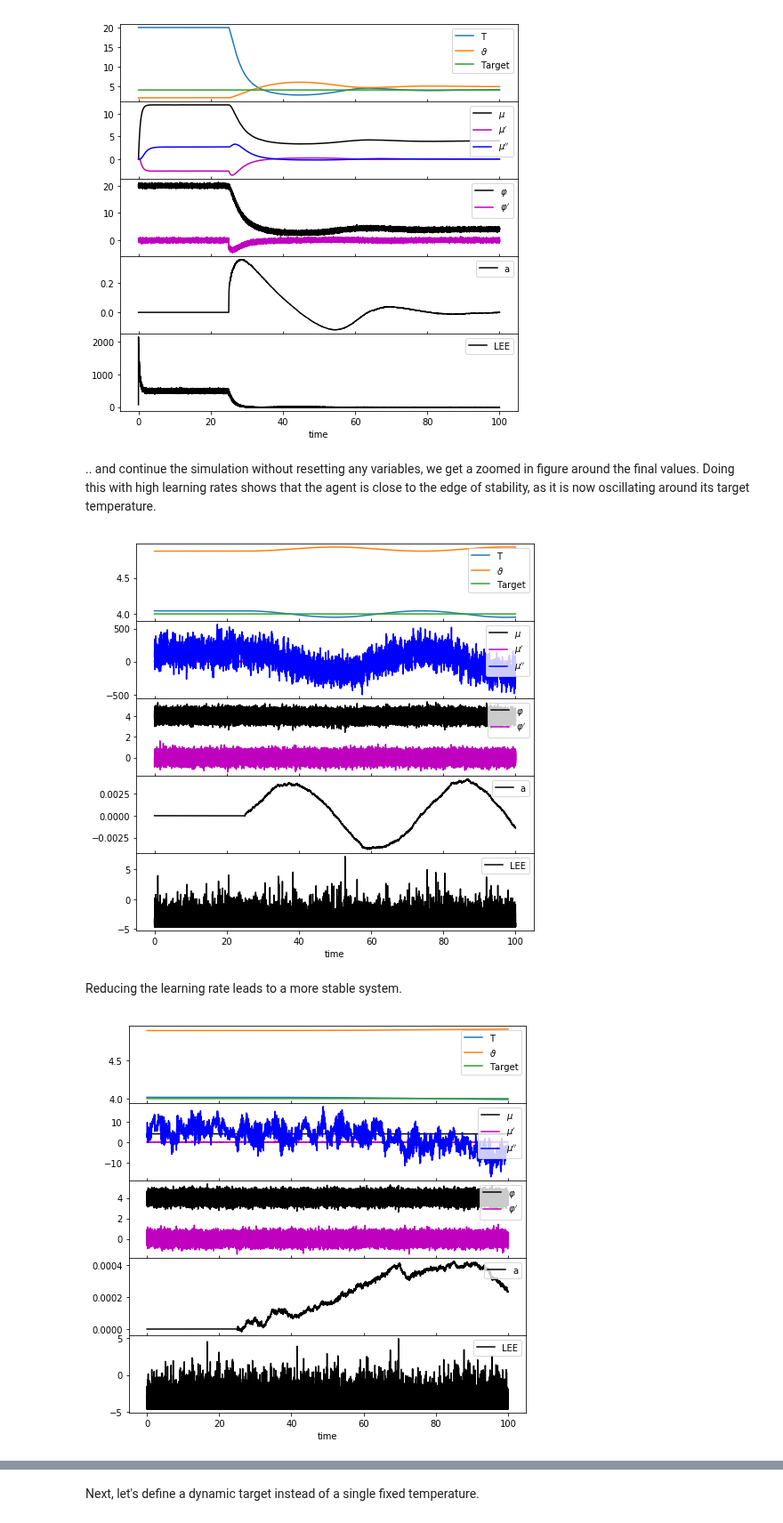
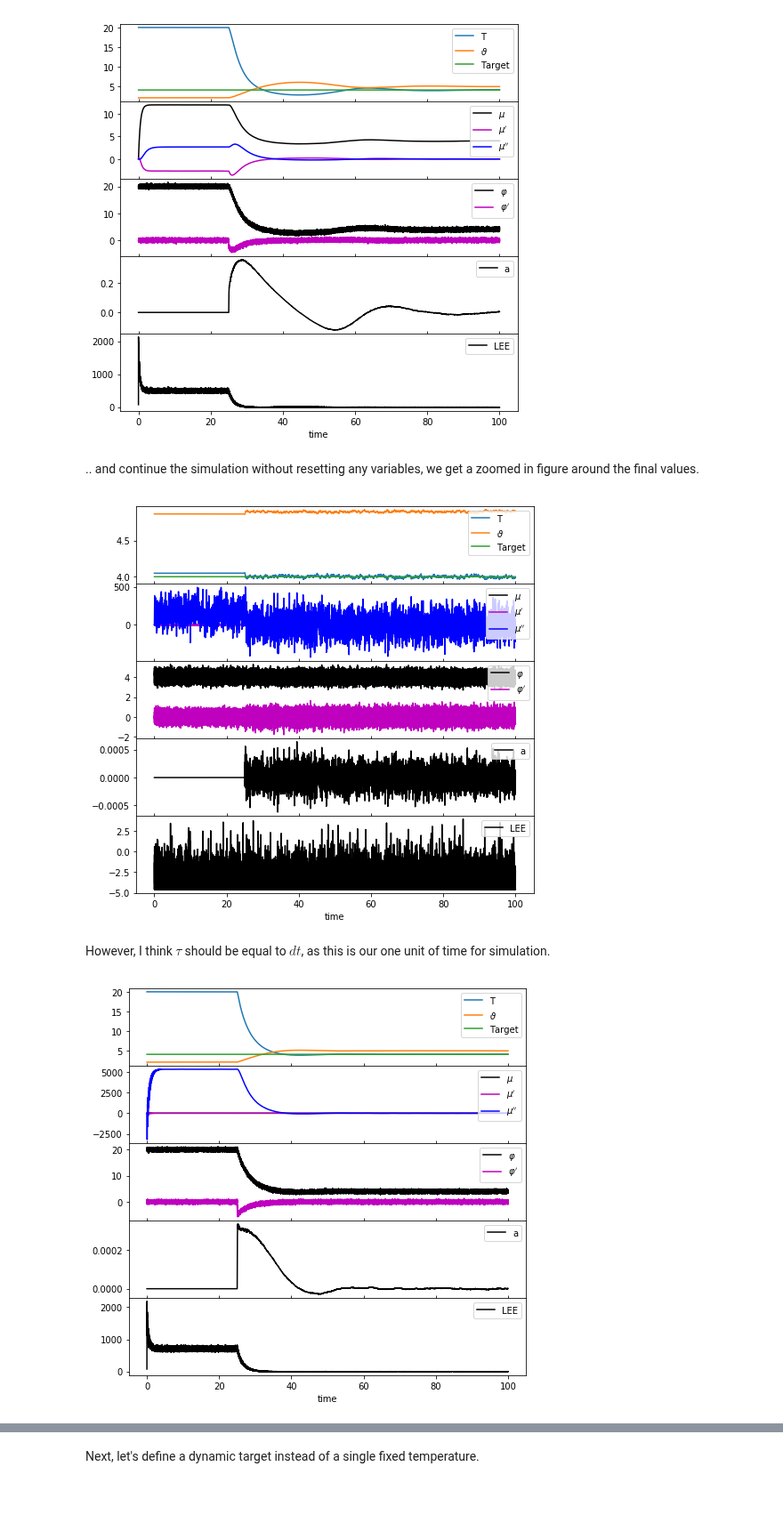
Before and after one commit to vschaik/Active-Inference, a Jupyter notebook: FEP.ipynb, the cells around one changed output, grey strips where cells are left out. Shown at 89% size. Saved outputs shown, nothing was run; the diff lists cells and outputs as text; code cells hidden in the pictures; blank space fills up the shorter version.

```diff
--- a/FEP.ipynb
+++ b/FEP.ipynb
@@ -142,7 +158,7 @@ def sim_agent():
             a[i] = 0
 
         # Move in the real world
-        theta[1, i] = a[i]
+        theta[1, i] = a[i] / tau
         theta[0, i] = theta[0, i-1] + dt * theta[1, i]
 
         # Calculate new sensory input
@@ -300,28 +314,28 @@ plot_fig1()
 # %% [output]
 [figure]
 # %% [markdown]
-.. and continue the simulation without resetting any variables, we get a zoomed in figure around the final values. Doing this with high learning rates shows that the agent is close to the edge of stability, as it is now oscillating around its target temperature.
+.. and continue the simulation without resetting any variables, we get a zoomed in figure around the final values.
 # %%
 default_params()
+
 k = 1
-ka = 0.2
+ka = 1
 tau = dt
 
 # reset_vars()
 sim_agent()
 plot_fig1()
 # %% [output]
-[figure, old version]
+[figure, new version]
-# %% [markdown]
-Reducing the learning rate leads to a more stable system.
+# %% [markdown]
+However, I think $\tau$ should be equal to $dt$, as this is our one unit of time for simulation.
 # %%
 default_params()
-k = 0.1
-ka = 0.1
+
 tau = dt
 
-# reset_vars()
+reset_vars()
 sim_agent()
 plot_fig1()
 # %% [output]
-[figure, old version]
+[figure, new version]
```
Also changed, not shown: parts of 28 cells of this notebook.
